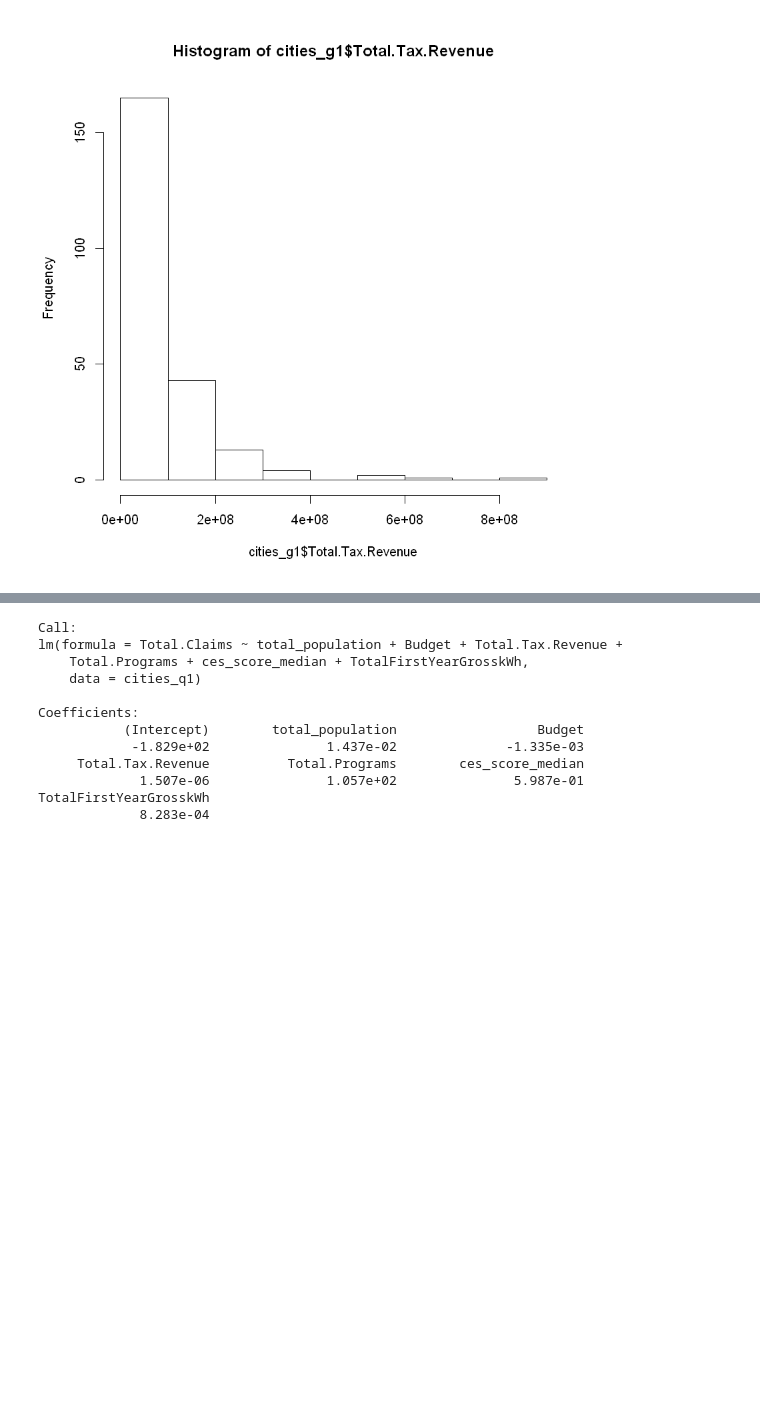
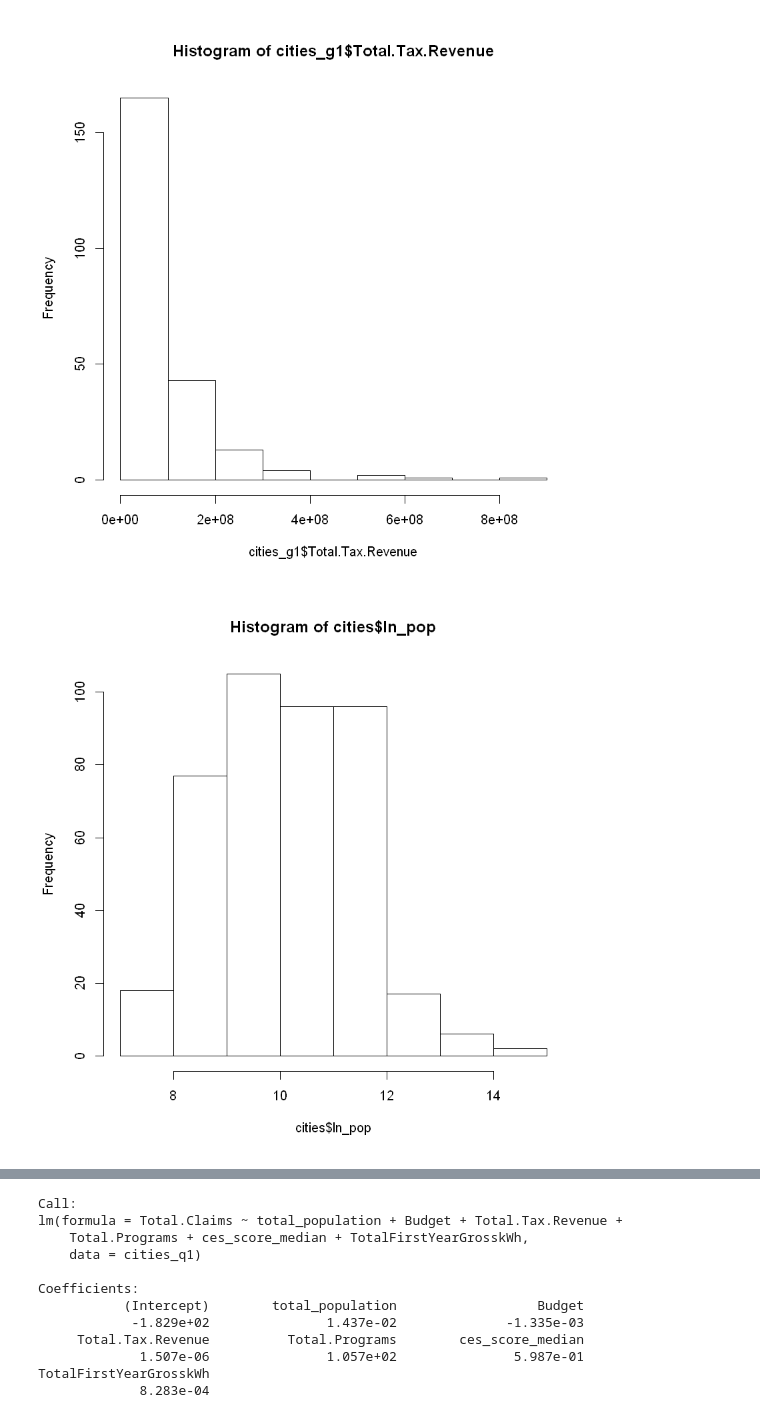
Before and after one commit to cetlab-ucsb/caeecc-energy-efficiency, a Jupyter notebook: notebooks/r-notebooks/Cities Grouping Methods.ipynb, the cells around one changed output, grey strips where cells are left out. Drawn from its saved outputs; the diff is of its cells as text; code cells hidden in the pictures; blank space fills up the shorter version.

```diff
--- a/notebooks/r-notebooks/Cities Grouping Methods.ipynb
+++ b/notebooks/r-notebooks/Cities Grouping Methods.ipynb
@@ -128,6 +153,11 @@ hist(cities_g1$Total.Tax.Revenue)
 [figure]
 [figure]
 [figure]
+# %%
+cities$ln_pop = log(cities$total_population)
+hist(cities$ln_pop)
+# %% [output]
+[figure, added]
 # %%
 #cities by log population, log in order to fix skew of population, might make more even groups than the previous method
 
```
Also changed, not shown: parts of 7 cells of this notebook, 2 other files.
